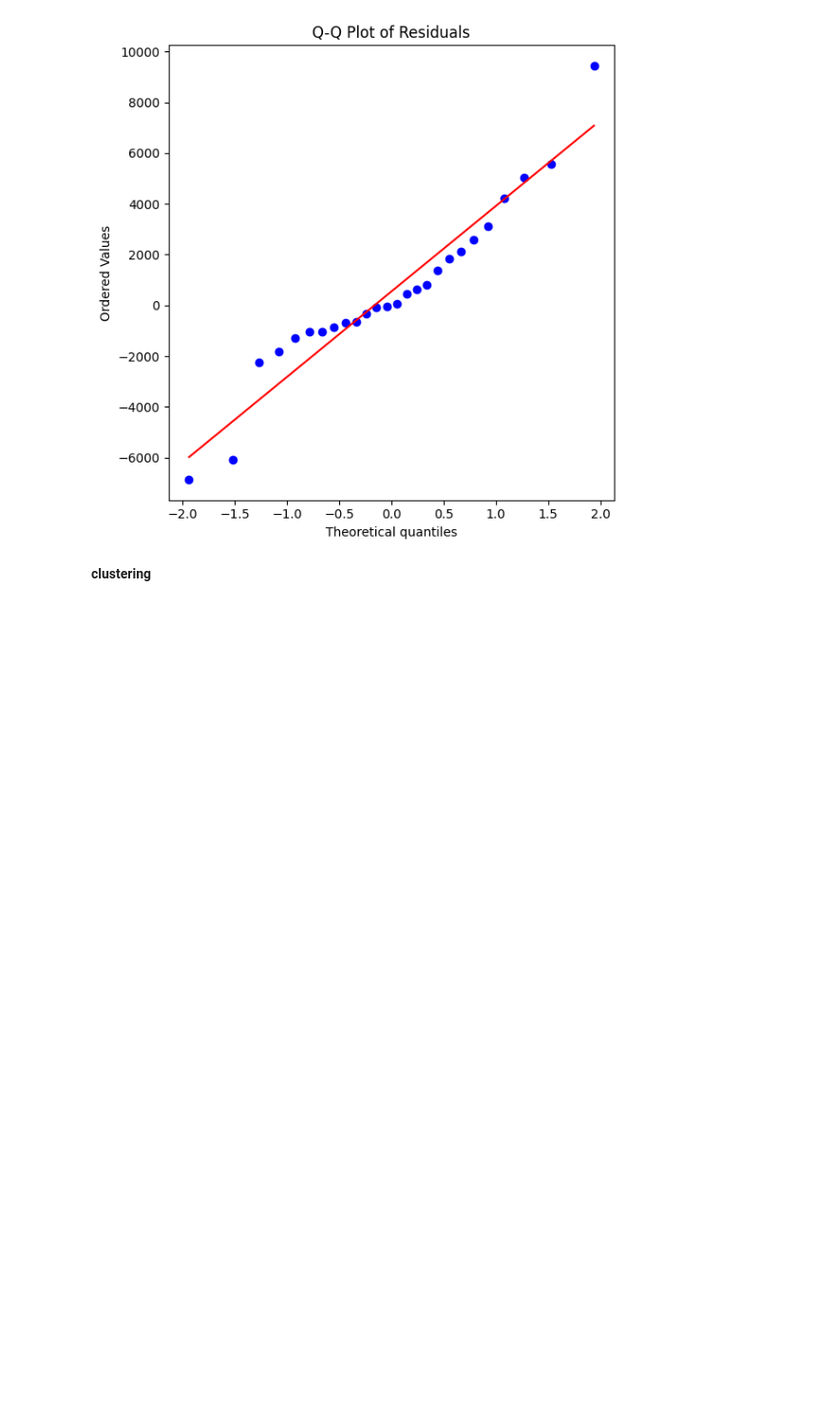
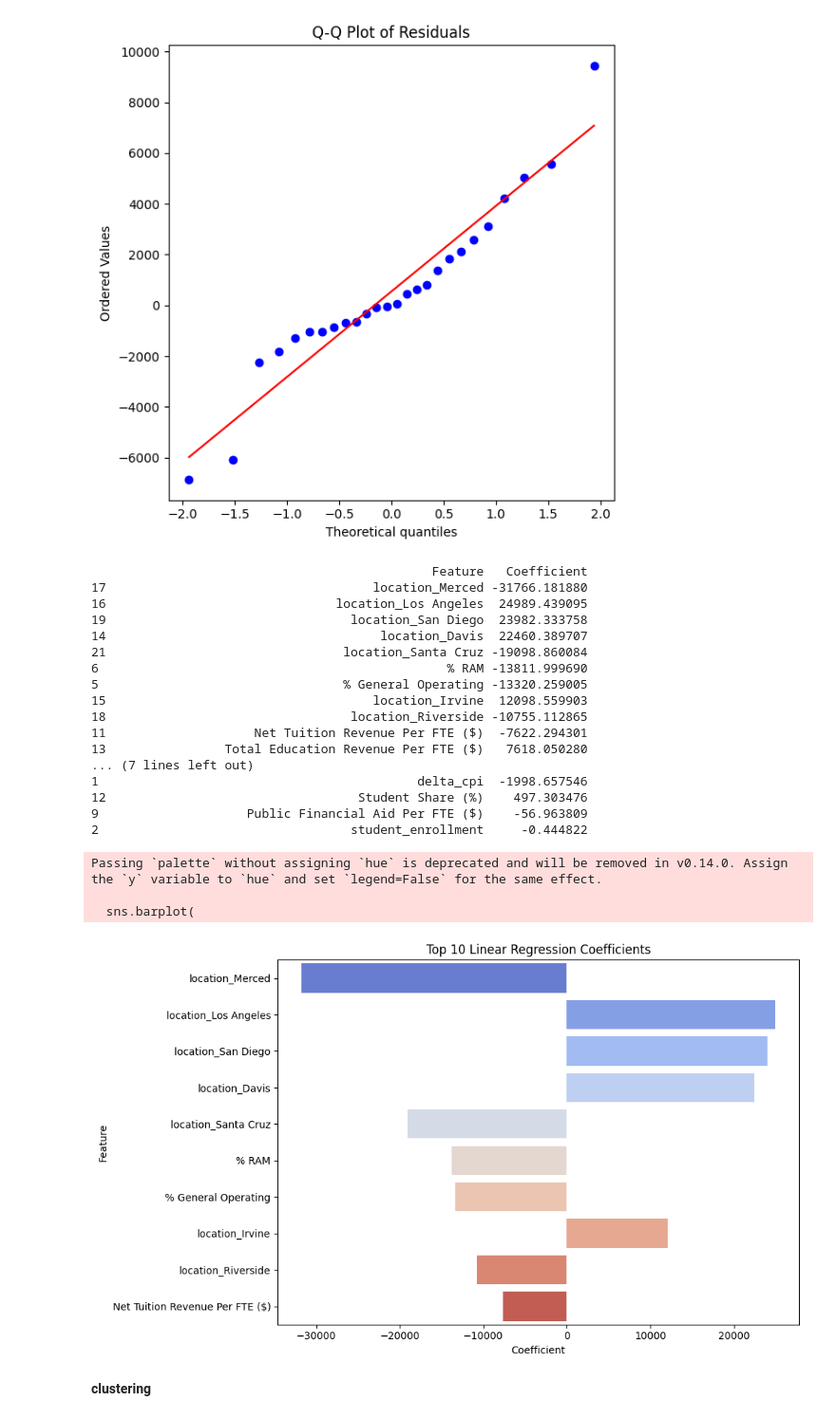
Before and after one commit to nilsberzins/stat-405-final, a Jupyter notebook: EDA405.ipynb, the cells around one changed output. Shown at 95% size. Cells and saved outputs as stored; diff of their text form; code cells hidden in the pictures; blank space fills up the shorter version.

```diff
--- a/EDA405.ipynb
+++ b/EDA405.ipynb
@@ -800,6 +800,51 @@ plt.show()
 [figure]
 [figure]
 [figure]
+# %%
+coef_df = pd.DataFrame({
+    "Feature": X.columns,
+    "Coefficient": lr_model.coef_
+})
+
+# Sort by absolute value to see strongest effects
+coef_df["Abs_Coefficient"] = coef_df["Coefficient"].abs()
+coef_df = coef_df.sort_values(by="Abs_Coefficient", ascending=False)
+
+# Display
+print(coef_df[["Feature", "Coefficient"]])
+
+plt.figure(figsize=(10, 6))
+sns.barplot(
+    data=coef_df.head(10),
+    x="Coefficient",
+    y="Feature",
+    palette="coolwarm"
+)
+plt.title("Top 10 Linear Regression Coefficients")
+plt.tight_layout()
+plt.show()
+# %% [output]
+                                              Feature   Coefficient
+17                                    location_Merced -31766.181880
+16                               location_Los Angeles  24989.439095
+19                                 location_San Diego  23982.333758
+14                                     location_Davis  22460.389707
+21                                location_Santa Cruz -19098.860084
+6                                               % RAM -13811.999690
+5                                 % General Operating -13320.259005
+15                                    location_Irvine  12098.559903
+18                                 location_Riverside -10755.112865
+11                    Net Tuition Revenue Per FTE ($)  -7622.294301
+13                Total Education Revenue Per FTE ($)   7618.050280
+... (7 lines left out)
+1                                           delta_cpi  -1998.657546
+12                                  Student Share (%)    497.303476
+9                    Public Financial Aid Per FTE ($)    -56.963809
+2                                  student_enrollment     -0.444822
+Passing `palette` without assigning `hue` is deprecated and will be removed in v0.14.0. Assign the `y` variable to `hue` and set `legend=False` for the same effect.
+
+  sns.barplot(
+[figure, added]
 # %% [markdown]
 **clustering**
 # %%
```
